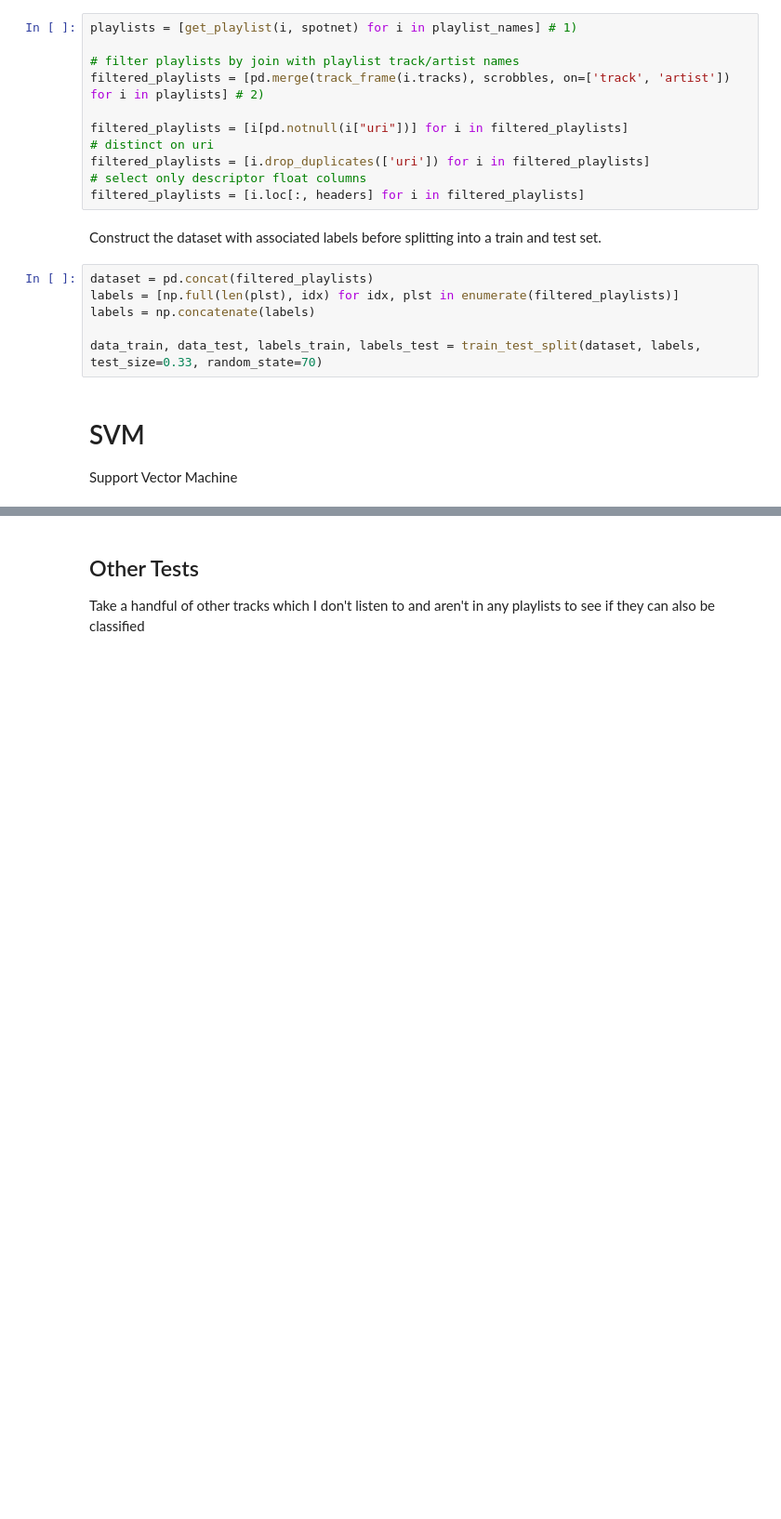
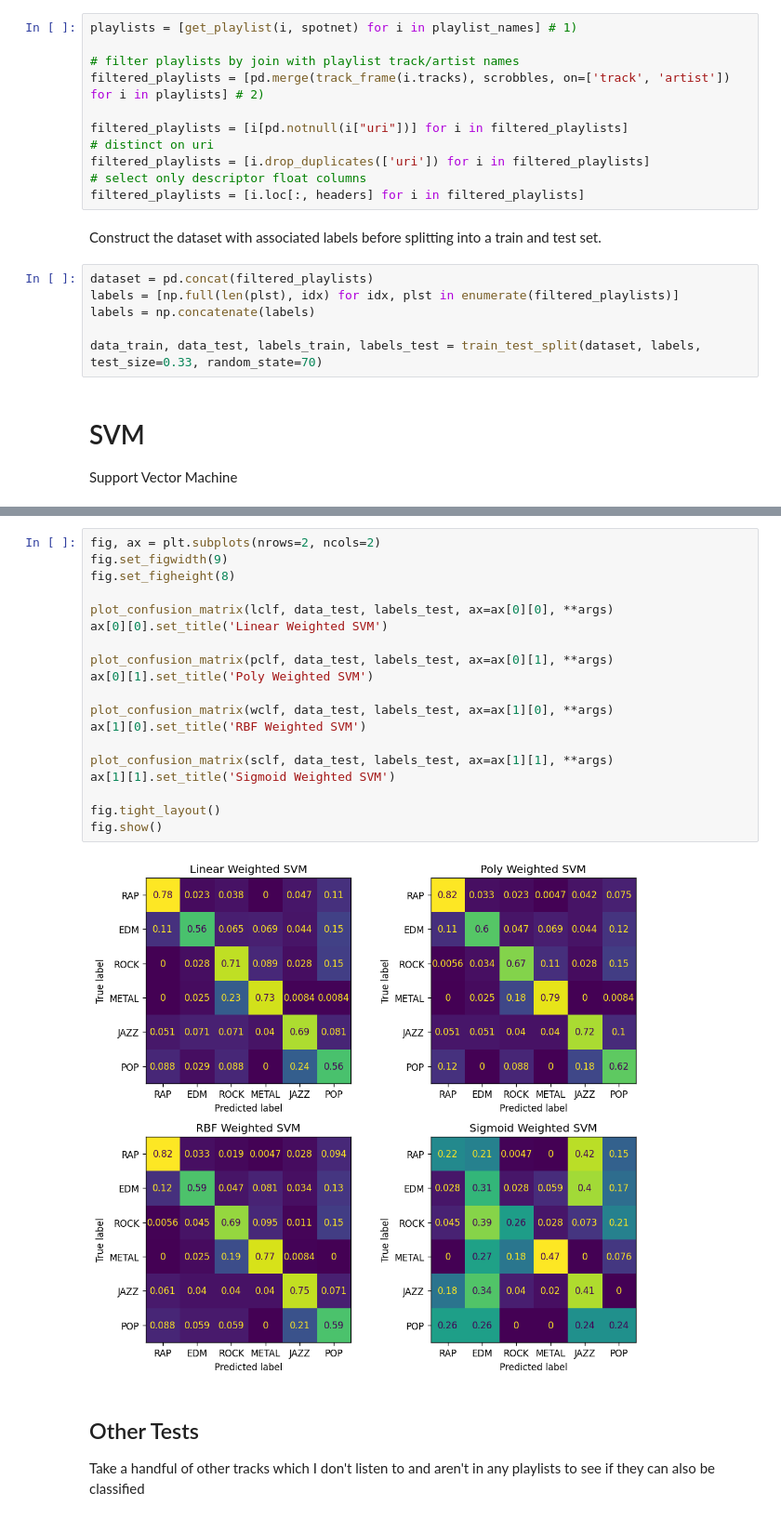
Before and after one commit to Sarsoo/listening-analysis, a Jupyter notebook: playlist-classifier.ipynb, the cells around one changed output, grey strips where cells are left out. Shown: that part at 93% size. Cells and saved outputs as stored; diff of their text form; blank space fills up the shorter version.

```diff
--- a/playlist-classifier.ipynb
+++ b/playlist-classifier.ipynb
@@ -75,3 +117,24 @@ The other major confusion was with Rock and Metal, specifically classing Metal t
+# %%
+fig, ax = plt.subplots(nrows=2, ncols=2)
+fig.set_figwidth(9)
+fig.set_figheight(8)
+
+plot_confusion_matrix(lclf, data_test, labels_test, ax=ax[0][0], **args)
+ax[0][0].set_title('Linear Weighted SVM')
+
+plot_confusion_matrix(pclf, data_test, labels_test, ax=ax[0][1], **args)
+ax[0][1].set_title('Poly Weighted SVM')
+
+plot_confusion_matrix(wclf, data_test, labels_test, ax=ax[1][0], **args)
+ax[1][0].set_title('RBF Weighted SVM')
+
+plot_confusion_matrix(sclf, data_test, labels_test, ax=ax[1][1], **args)
+ax[1][1].set_title('Sigmoid Weighted SVM')
+
+fig.tight_layout()
+fig.show()
+# %% [output]
+[figure, added]
 # %% [markdown]
 ## Other Tests
 
```
Also changed, not shown: parts of 8 cells of this notebook, 1 other file.
